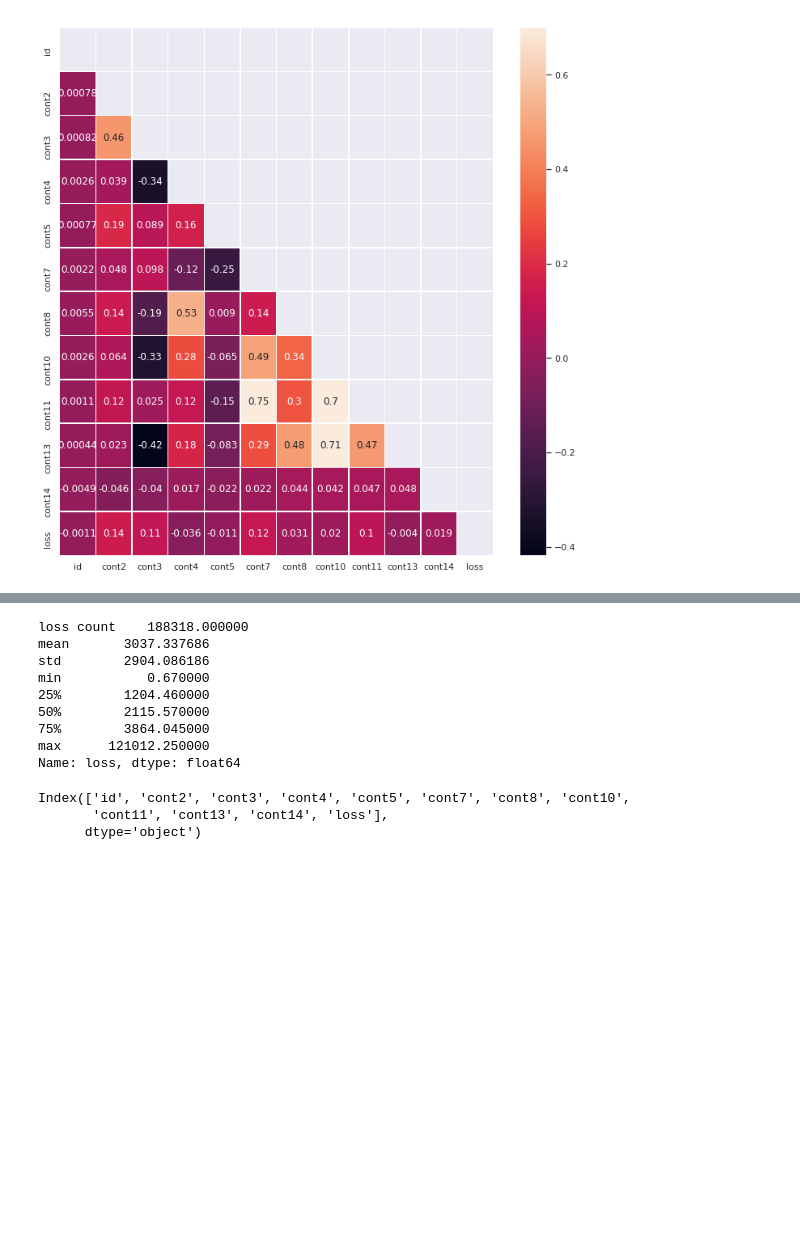
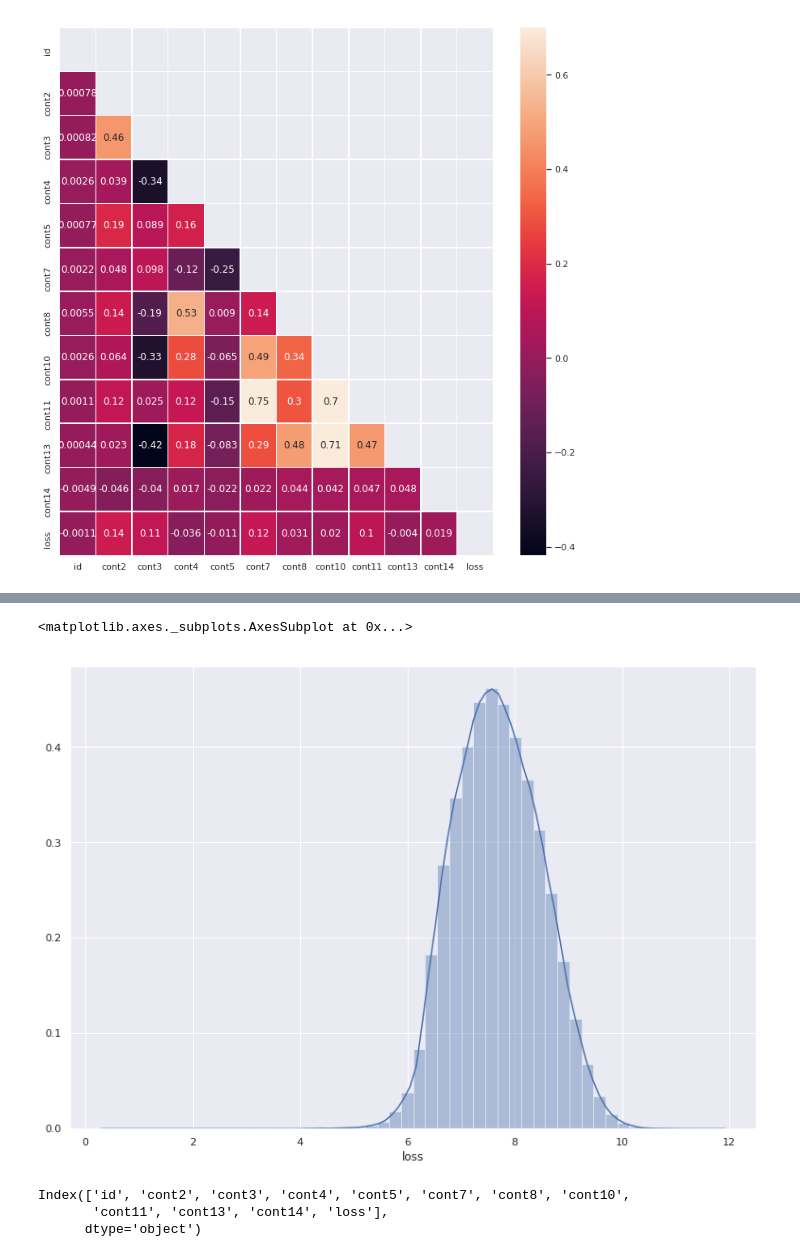
Before and after one commit to shubham-kothari/Insurance-Claims-Severity-Prediction, a Jupyter notebook: Insurance_Claims_Severity_Prediction.ipynb, the cells around one changed output, grey strips where cells are left out. Drawn from its saved outputs; the diff is of its cells as text; code cells hidden in the pictures; blank space fills up the shorter version.

```diff
--- a/Insurance_Claims_Severity_Prediction.ipynb
+++ b/Insurance_Claims_Severity_Prediction.ipynb
@@ -126,15 +120,9 @@ sns.distplot(train['loss'])
-# %%
-print('loss',train['loss'].describe())
-# %% [output]
-loss count    188318.000000
-mean       3037.337686
-std        2904.086186
-min           0.670000
-25%        1204.460000
-50%        2115.570000
-75%        3864.045000
-max      121012.250000
-Name: loss, dtype: float64
+# %%
+plt.figure(figsize=(13,9))
+sns.distplot(np.log1p(train["loss"]))
+# %% [output]
+<matplotlib.axes._subplots.AxesSubplot at 0x...>
+[figure, added]
 # %%
 train.select_dtypes(include=['integer','float']).columns
 # %% [output]
```
Also changed, not shown: parts of 28 cells of this notebook.
